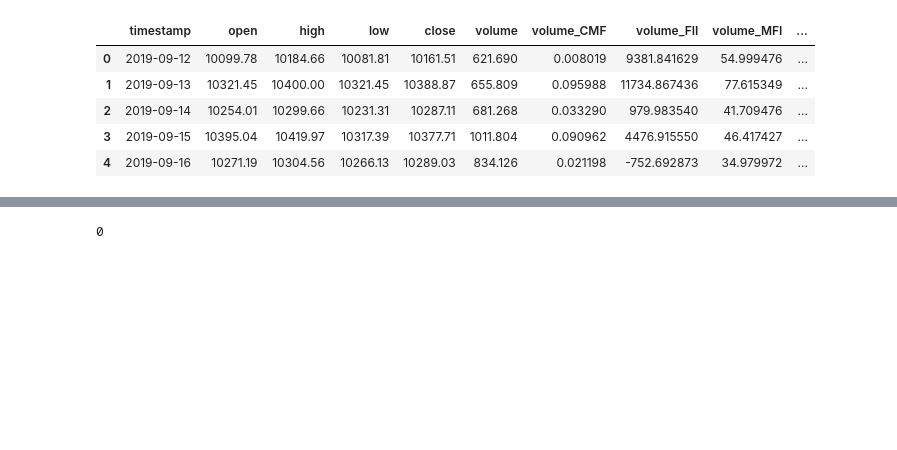
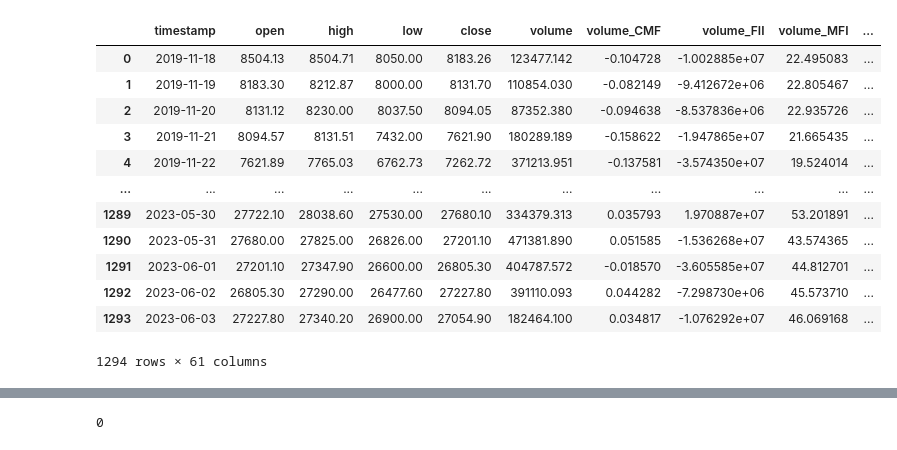
Before and after one commit to MehmetSever09/assist_trader, a Jupyter notebook: notebook/ARIMA_SARIMA_ETS.ipynb, the cells around one changed output, grey strips where cells are left out. Drawn from its saved outputs; the diff is of its cells as text; code cells hidden in the pictures; blank space fills up the shorter version.

```diff
--- a/notebook/ARIMA_SARIMA_ETS.ipynb
+++ b/notebook/ARIMA_SARIMA_ETS.ipynb
@@ -120,17 +120,25 @@ m.rcParams['xtick.labelsize'] = 12
 m.rcParams['ytick.labelsize'] = 12
 m.rcParams['text.color'] = 'k'
 # %%
-data_path = ("../raw_data/data_daily.csv")
+data_path = ("../raw_data/data_ets.csv")
 data = pd.read_csv(data_path)
 data["timestamp"] = pd.to_datetime(data['timestamp'])
 
 data.drop_duplicates(subset='timestamp', inplace=True)
+data['timestamp'] = data.timestamp.dt.floor('D')
 
-data.head()
+data
 # %% [output]
 |  | timestamp | open | high | low | close | volume | volume_CMF | volume_FII | volume_MFI | ... |
-| 0 | 2019-09-12 | 10099.78 | 10184.66 | 10081.81 | 10161.51 | 621.690 | 0.008019 | 9381.841629 | 54.999476 | ... |
-| 1 | 2019-09-13 | 10321.45 | 10400.00 | 10321.45 | 10388.87 | 655.809 | 0.095988 | 11734.867436 | 77.615349 | ... |
-| 2 | 2019-09-14 | 10254.01 | 10299.66 | 10231.31 | 10287.11 | 681.268 | 0.033290 | 979.983540 | 41.709476 | ... |
-| 3 | 2019-09-15 | 10395.04 | 10419.97 | 10317.39 | 10377.71 | 1011.804 | 0.090962 | 4476.915550 | 46.417427 | ... |
-| 4 | 2019-09-16 | 10271.19 | 10304.56 | 10266.13 | 10289.03 | 834.126 | 0.021198 | -752.692873 | 34.979972 | ... |
+| 0 | 2019-11-18 | 8504.13 | 8504.71 | 8050.00 | 8183.26 | 123477.142 | -0.104728 | -1.002885e+07 | 22.495083 | ... |
+| 1 | 2019-11-19 | 8183.30 | 8212.87 | 8000.00 | 8131.70 | 110854.030 | -0.082149 | -9.412672e+06 | 22.805467 | ... |
+| 2 | 2019-11-20 | 8131.12 | 8230.00 | 8037.50 | 8094.05 | 87352.380 | -0.094638 | -8.537836e+06 | 22.935726 | ... |
+| 3 | 2019-11-21 | 8094.57 | 8131.51 | 7432.00 | 7621.90 | 180289.189 | -0.158622 | -1.947865e+07 | 21.665435 | ... |
+| 4 | 2019-11-22 | 7621.89 | 7765.03 | 6762.73 | 7262.72 | 371213.951 | -0.137581 | -3.574350e+07 | 19.524014 | ... |
+| ... | ... | ... | ... | ... | ... | ... | ... | ... | ... | ... |
+| 1289 | 2023-05-30 | 27722.10 | 28038.60 | 27530.00 | 27680.10 | 334379.313 | 0.035793 | 1.970887e+07 | 53.201891 | ... |
+| 1290 | 2023-05-31 | 27680.00 | 27825.00 | 26826.00 | 27201.10 | 471381.890 | 0.051585 | -1.536268e+07 | 43.574365 | ... |
+| 1291 | 2023-06-01 | 27201.10 | 27347.90 | 26600.00 | 26805.30 | 404787.572 | -0.018570 | -3.605585e+07 | 44.812701 | ... |
+| 1292 | 2023-06-02 | 26805.30 | 27290.00 | 26477.60 | 27227.80 | 391110.093 | 0.044282 | -7.298730e+06 | 45.573710 | ... |
+| 1293 | 2023-06-03 | 27227.80 | 27340.20 | 26900.00 | 27054.90 | 182464.100 | 0.034817 | -1.076292e+07 | 46.069168 | ... |
+1294 rows × 61 columns
```
Also changed, not shown: parts of 83 cells of this notebook, 4 other files.
